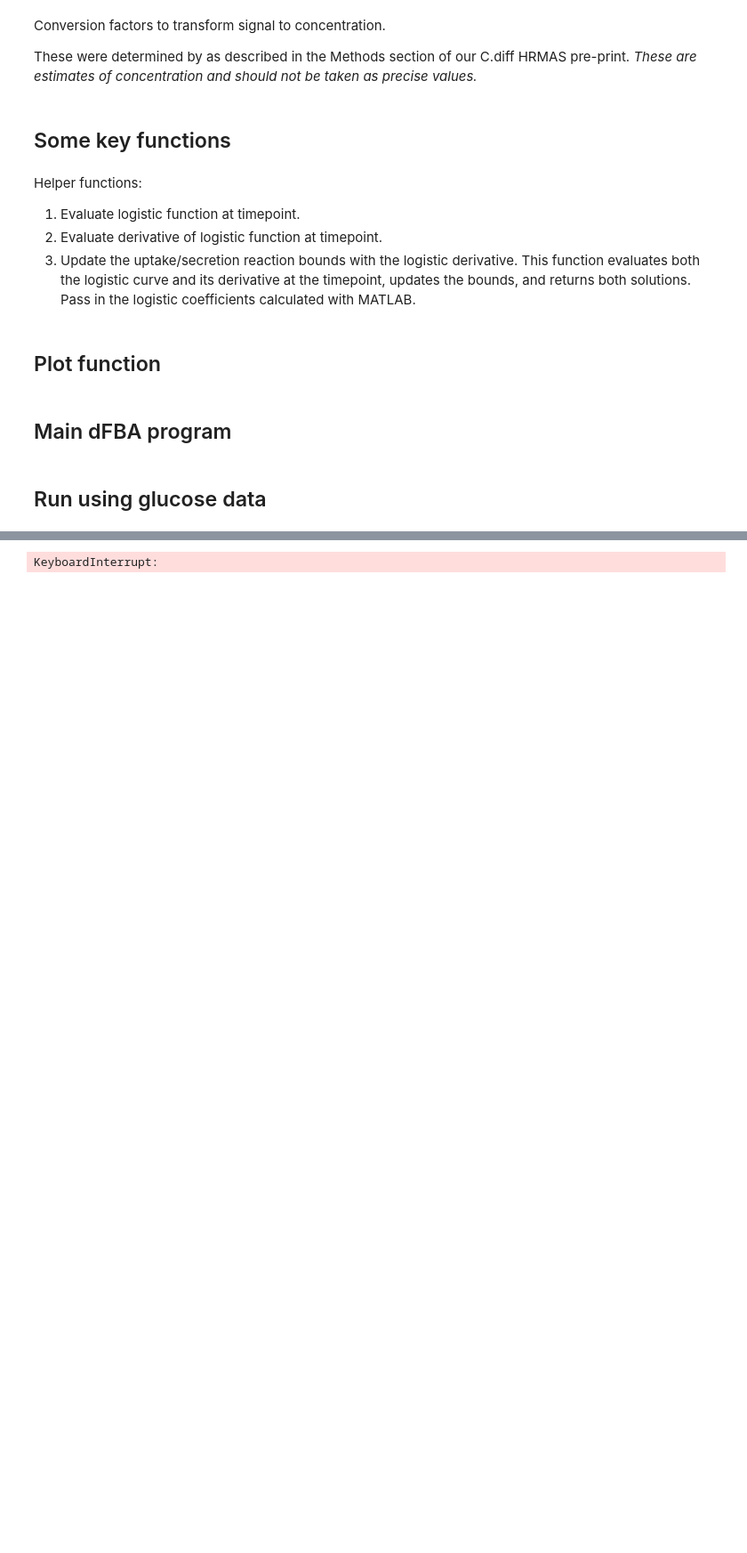
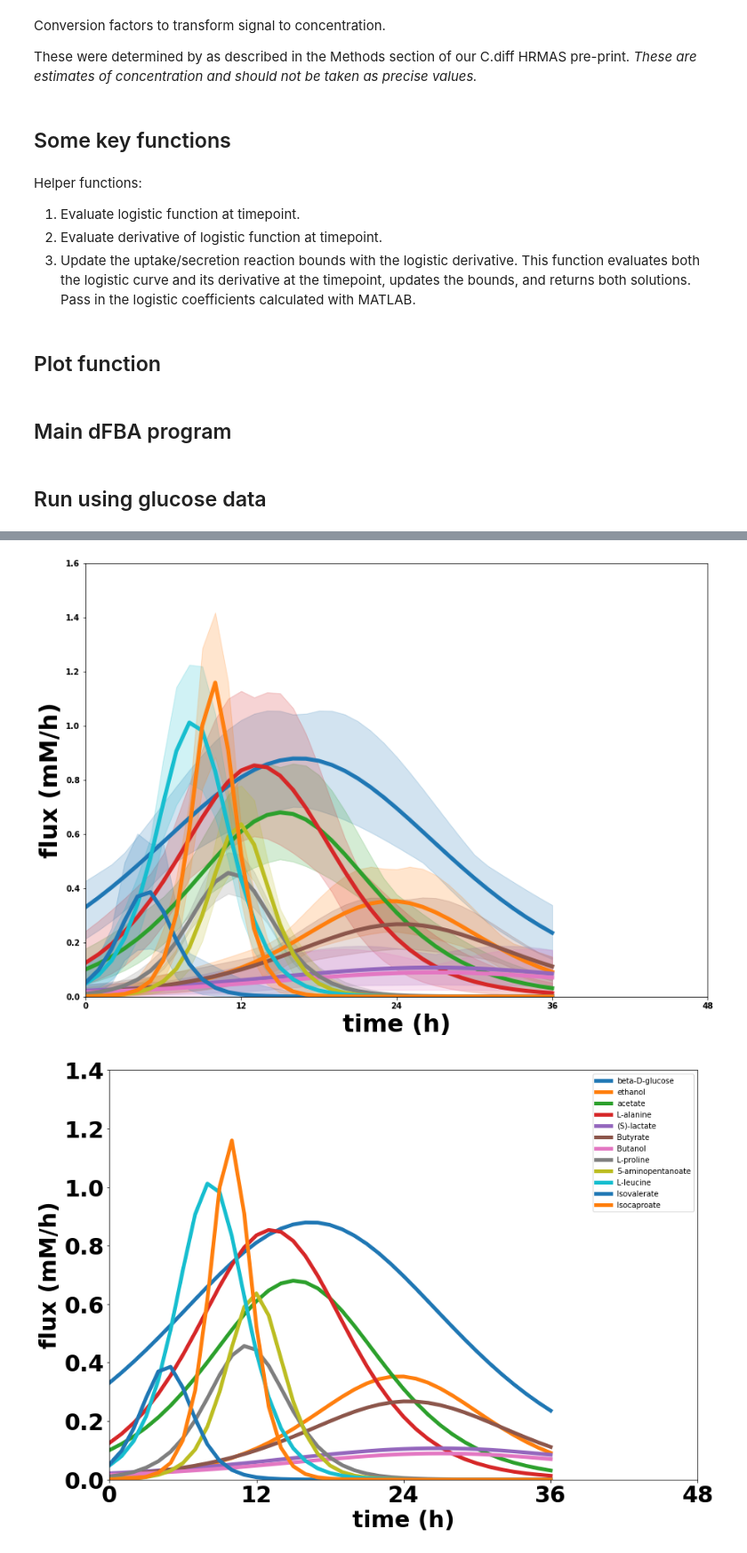
Before and after one commit to Massachusetts-Host-Microbiome-Center/nmr-cdiff, a Jupyter notebook: scripts/dfba/dfba.ipynb, the cells around one changed output, grey strips where cells are left out. Shown at 89% size. Cells and saved outputs as stored; diff of their text form; code cells hidden in the pictures; blank space fills up the shorter version.

Commit message:
Updated for new functionality. Improved NMR data processing, overhauled MATLAB and dFBA code.

```diff
--- a/scripts/dfba/dfba.ipynb
+++ b/scripts/dfba/dfba.ipynb
@@ -82,20 +94,19 @@ def update_uptake_bounds(model, t, met, Ls, ks, x0s, Cs):
         uptake_rate *= -1
         uptake_lb *= -1
         uptake_ub *= -1
-        model.reactions.get_by_id(rid).upper_bound = uptake_ub
+        if met != 'leuL':
+            model.reactions.get_by_id(rid).upper_bound = uptake_ub
     elif met in ['ival', 'isocap', '5av']:
         rid = 'Sec_' + met
         model.reactions.get_by_id(rid).upper_bound = uptake_ub
     else:
         rid = 'Sec_' + met
-    model.reactions.get_by_id(rid).lower_bound = uptake_lb
+    if met == 'leuL':
+        model.reactions.get_by_id(rid).lower_bound = 0
+        model.reactions.get_by_id(rid).upper_bound = 1000
+    else:
+        model.reactions.get_by_id(rid).lower_bound = uptake_lb
     return logistic_sol, uptake_rate, uptake_lb, uptake_ub, signal_lb, signal_ub
-
-def update_dependent_uptakes(model, sol, resolution):
-    """Update maximum uptake rates of unconstrained metabolites."""
-    for exch in model.exchanges:
-        if sol.fluxes[exch.id] > 0:
-            exch.upper_bound = max(0, exch.upper_bound - sol.fluxes[exch.id]*sol.objective_value*resolution*0.5)
 # %% [markdown]
 ## Plot function
 # %%
@@ -364,31 +366,32 @@ def dfva_main(specsheet, traced, modelfile='../../data/icdf834-mhmc.json', t_max
 # %% [markdown]
 ## Run using glucose data
 # %%
-tracked = [
+tracked_e = [
     "ID_391",
     "ID_53",
+    "ID_36",
+    "FHL2",
     "ID_280",
+    "RNF-Complex",
     "ID_326",
-    "ID_660",
-    "ID_383",
     "ID_336",
     "ID_369",
-    "ID_396",
+    "ID_383",
+    "BUK",
+    "ID_660",
     "RXN-19534",
     "ICCoA-DHG-EB",
-    "ID_178",
-    "CPLX-8556",
-    "ID_603",
     "ID_314",
-    "BUK",
-    "RNF-Complex",
     "Ex_biomass",
+    "ATP_sink",
 ]
-#dfba_main("../../data/coeffs.xlsx",
-dfva_main("../../data/coeffs.xlsx",
+tracked = [tracked_e[i-1] for i in [1, 2, 3, 5, 7, 6, 8, 13, 14, 15, 10, 11, 12, 17]]
+dfba_main("../../data/coeffs.xlsx",
+# dfva_main("../../data/coeffs.xlsx",
           tracked,
-          t_max=48,
+          t_max=36,
           resolution=1,
+          switch=0,
          )
 # %% [output]
 dFBA log: Begin dFBA analysis with sheet
@@ -401 +414,2 @@ time = 0
-KeyboardInterrupt:
+[figure, added]
+[figure, added]
```
Also changed, not shown: parts of 11 cells of this notebook, 28 other files.
